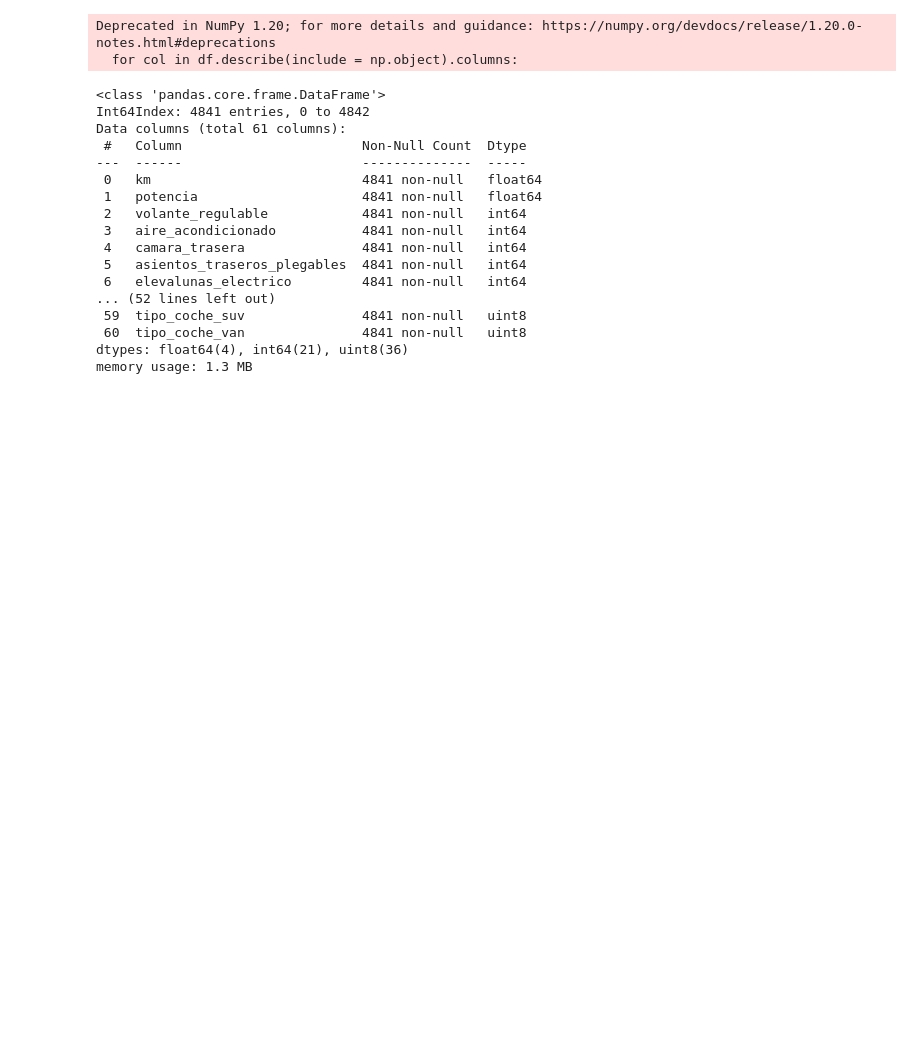
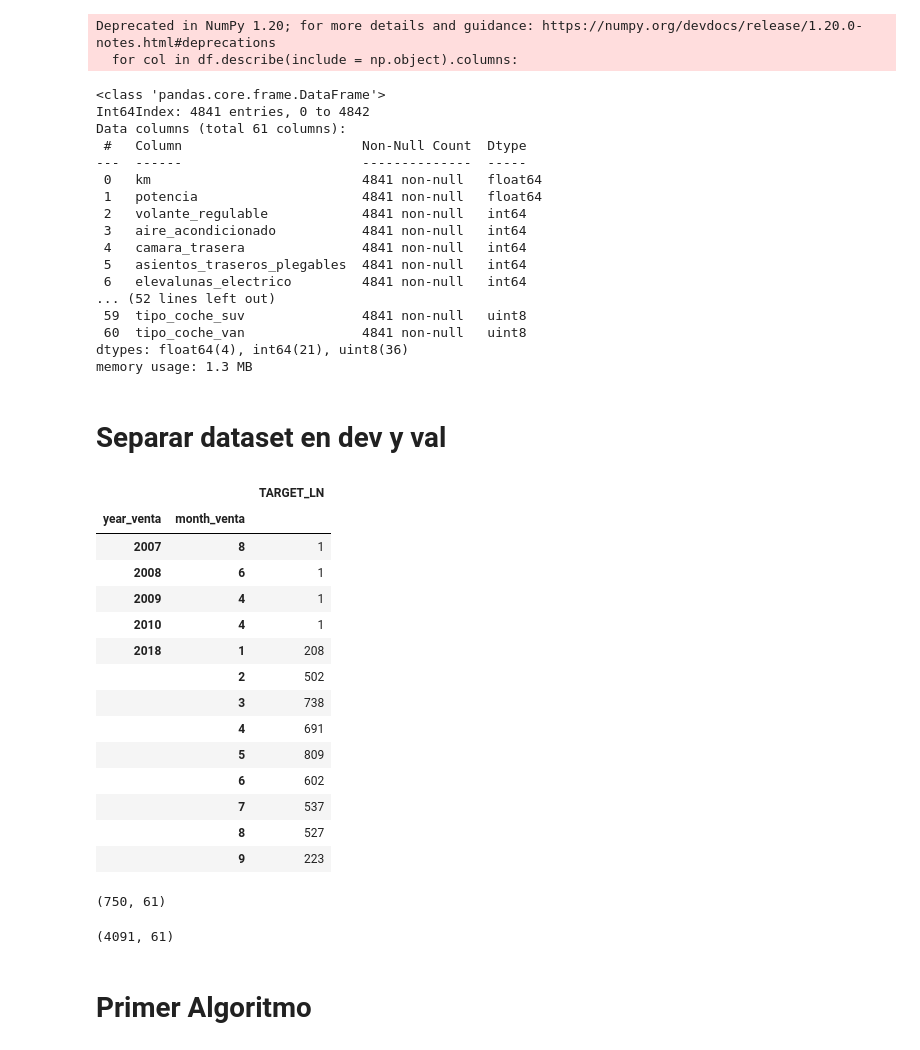
Before and after one commit to jgrau90/BMW_Regression, a Jupyter notebook: bmw_regression.ipynb, the cells around one changed output. Drawn from its saved outputs; the diff is of its cells as text; code cells hidden in the pictures; blank space fills up the shorter version.

```diff
--- a/bmw_regression.ipynb
+++ b/bmw_regression.ipynb
@@ -635,3 +645,23 @@ Data columns (total 61 columns):
  60  tipo_coche_van               4841 non-null   uint8
 dtypes: float64(4), int64(21), uint8(36)
 memory usage: 1.3 MB
+# %% [markdown]
+# Separar dataset en dev y val
+# %%
+df.pivot_table(index = ['year_venta', 'month_venta'], values = TARGET_LN, aggfunc = len)
+# %% [output]
+|  |  | TARGET_LN |
+| year_venta | month_venta |  |
+| 2007 | 8 | 1 |
+| 2008 | 6 | 1 |
+| 2009 | 4 | 1 |
+| 2010 | 4 | 1 |
+| 2018 | 1 | 208 |
+|  | 2 | 502 |
+|  | 3 | 738 |
+|  | 4 | 691 |
+|  | 5 | 809 |
+|  | 6 | 602 |
+|  | 7 | 537 |
+|  | 8 | 527 |
+|  | 9 | 223 |
@@ -637,0 +671,8 @@ memory usage: 1.3 MB
+# %%
+df_val.shape
+# %% [output]
+(750, 61)
+# %%
+df_dev.shape
+# %% [output]
+(4091, 61)
@@ -637,0 +692,2 @@ memory usage: 1.3 MB
+# %% [markdown]
+# Primer Algoritmo
```
Also changed, not shown: parts of 17 cells of this notebook.
